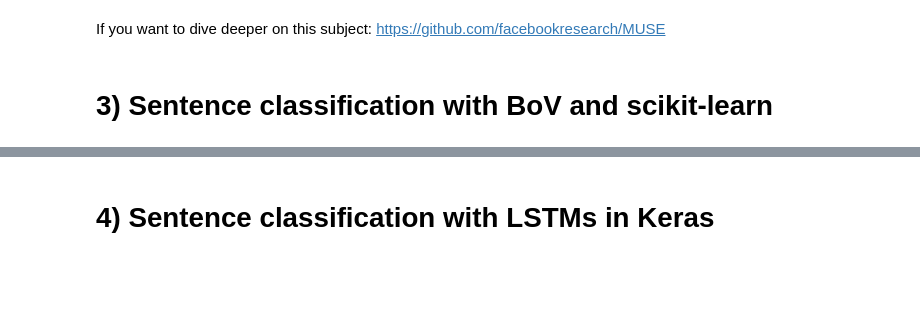
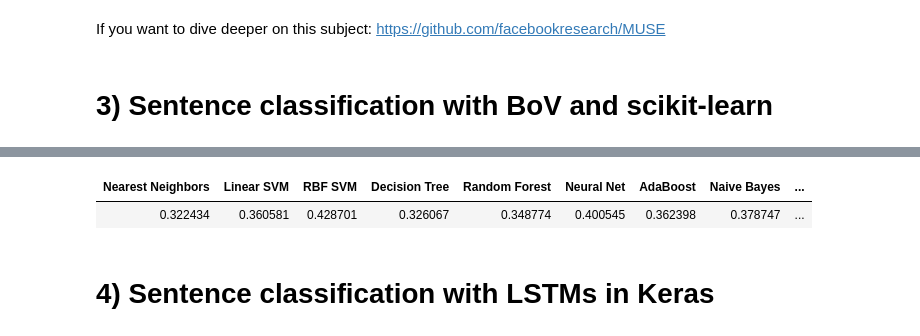
Before and after one commit to plguhur/MVA, a Jupyter notebook: DeepLearning/MP2/nlp_project.ipynb, the cells around one changed output, grey strips where cells are left out. Cells and saved outputs as stored; diff of their text form; code cells hidden in the pictures; blank space fills up the shorter version.

```diff
--- a/DeepLearning/MP2/nlp_project.ipynb
+++ b/DeepLearning/MP2/nlp_project.ipynb
@@ -402,14 +342,10 @@ print('Precision sur le dev set idf ', accuracy_score(y_dev,prediction_dev_idf))
 #     Attach the output file "logreg_bov_y_test_sst.txt" to your deliverable.
 #     You will be evaluated on the results of the test set.
 
-
-def write_submission(path_output,prediction):
-    #function that write the submission
-    lines = '\n'.join([str(p) for p in prediction])
-    with open(path_output,'w') as f:
-        f.writelines(lines)
-
-
-
-prediction_test = lr.predict(x_test_encode)
-write_submission(os.path.join('.',r'logreg_bov_y_test_sst.txt'),prediction_test)
+best_c = 0.3
+lr = LogisticRegression(C=best_c, multi_class='auto', max_iter=1000, solver='lbfgs', n_jobs=4, tol=1e-8)
+lr.fit(x_train, y_train)
+y_test = lr.predict(x_test)
+lines = '\n'.join([str(p) for p in y_test])
+with open('logreg_bov_y_test_sst.txt','w+') as f:
+    f.writelines(lines)
@@ -483,0 +352,44 @@ print 'LGBM  Precision sur le dev set idf', accuracy_score(y_dev,prediction_dev_
+# %%
+# BONUS!
+# 5 - Try to improve performance with another classifier
+#     Attach the output file "XXX_bov_y_test_sst.txt" to your deliverable (where XXX = the name of the classifier)
+
+from sklearn.metrics import accuracy_score
+from sklearn.neural_network import MLPClassifier
+from sklearn.neighbors import KNeighborsClassifier
+from sklearn.svm import SVC
+from sklearn.gaussian_process import GaussianProcessClassifier
+from sklearn.gaussian_process.kernels import RBF
+from sklearn.tree import DecisionTreeClassifier
+from sklearn.ensemble import RandomForestClassifier, AdaBoostClassifier
+from sklearn.naive_bayes import GaussianNB
+from sklearn.discriminant_analysis import QuadraticDiscriminantAnalysis
+from IPython.display import HTML, display
+from tabulate import tabulate
+
+names = ["Nearest Neighbors", "Linear SVM", "RBF SVM",
+         "Decision Tree", "Random Forest", "Neural Net", "AdaBoost",
+         "Naive Bayes", "QDA"]
+
+classifiers = [
+    KNeighborsClassifier(3, n_jobs=4),
+    SVC(kernel="linear", C=0.025),
+    SVC(gamma=1, C=1),
+    DecisionTreeClassifier(max_depth=5),
+    RandomForestClassifier(max_depth=10, n_estimators=100, max_features=1, n_jobs=4),
+    MLPClassifier(alpha=1),
+    AdaBoostClassifier(),
+    GaussianNB(),
+    QuadraticDiscriminantAnalysis()]
+
+results = {}
+
+for name, clf in zip(names, classifiers):
+    clf.fit(x_train,y_train)
+    prediction = clf.predict(x_dev)
+    results[name] = accuracy_score(y_dev, prediction)
+
+display(HTML(tabulate([[*results.values()]], [*results.keys()], tablefmt="html")))
+# %% [output]
+| Nearest Neighbors | Linear SVM | RBF SVM | Decision Tree | Random Forest | Neural Net | AdaBoost | Naive Bayes | ... |
+| 0.322434 | 0.360581 | 0.428701 | 0.326067 | 0.348774 | 0.400545 | 0.362398 | 0.378747 | ... |
```
Also changed, not shown: parts of 18 cells of this notebook, 4 other files.
